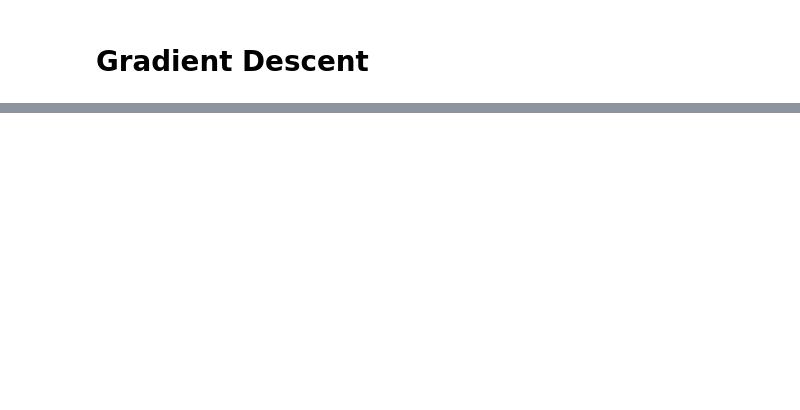
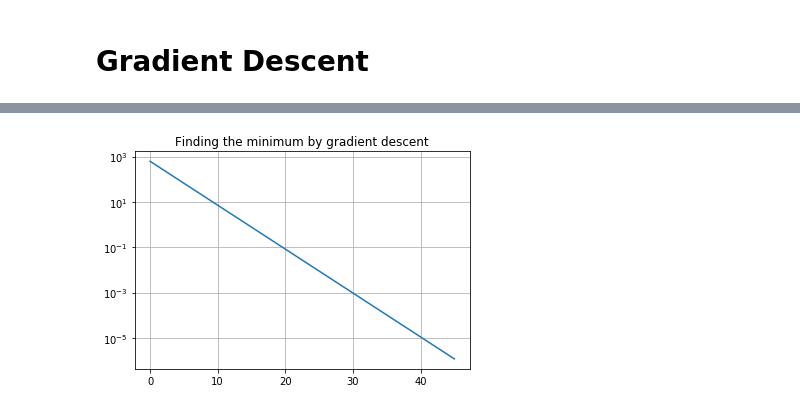
Before and after one commit to cbare/data-science-from-scratch, a Jupyter notebook: chapter_08/gradient_descent.ipynb, the cells around one changed output, grey strips where cells are left out. Drawn from its saved outputs; the diff is of its cells as text; code cells hidden in the pictures; blank space fills up the shorter version.

```diff
--- a/chapter_08/gradient_descent.ipynb
+++ b/chapter_08/gradient_descent.ipynb
@@ -77,0 +116,38 @@ v
+# %%
+def minimize_batch(target_fn, gradient_fn, theta_0, tolerance=0.000001):
+    """use gradient descent to find theta that minimizes target function"""
+
+    step_sizes = [100, 10, 1, 0.1, 0.01, 0.001, 0.0001, 0.00001]
+    theta = theta_0
+    #target_fn = safe(target_fn)
+    value = target_fn(theta)
+    values = []
+
+    # set theta to initial value
+    # safe version of target_fn
+    # value we're minimizing
+    while True:
+        values.append(value)
+        gradient = gradient_fn(theta)
+        next_thetas = [np.array(step(theta, gradient, -step_size))
+                       for step_size in step_sizes]
+
+        # choose the one that minimizes the error function
+        next_theta = min(next_thetas, key=target_fn)
+        next_value = target_fn(next_theta)
+
+        # stop if we're "converging"
+        if abs(value - next_value) < tolerance:
+            values.append(next_value)
+            return theta, values
+        else:
+            theta, value = next_theta, next_value
+# %%
+theta, values = minimize_batch(lambda v: v**2, lambda v: 2*v, np.array([25]))
+# %%
+plt.semilogy(values)
+plt.title('Finding the minimum by gradient descent')
+plt.grid(True)
+plt.show()
+# %% [output]
+[figure, added]
```
Also changed, not shown: parts of 23 cells of this notebook.
